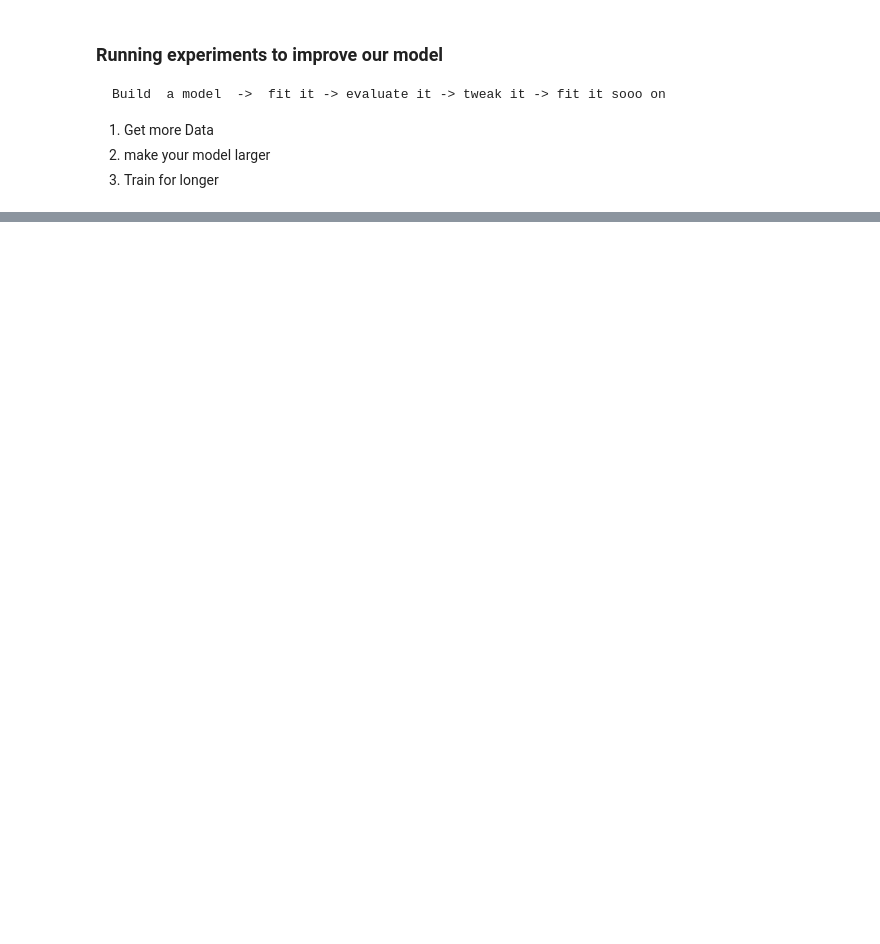
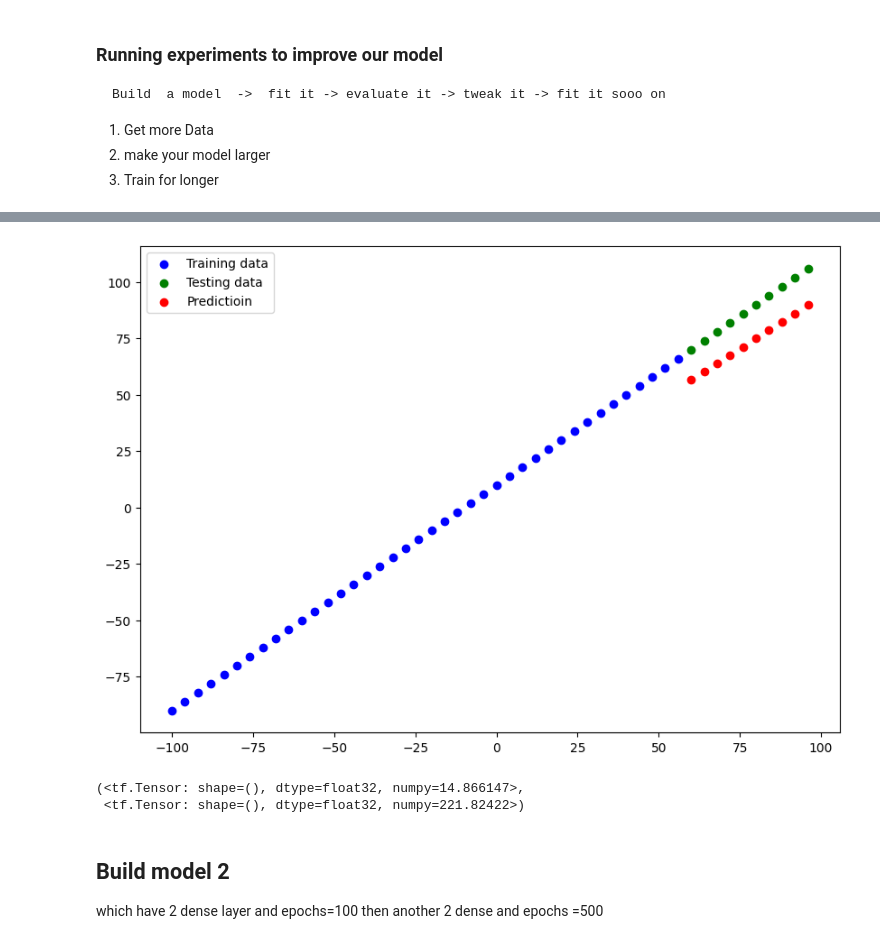
Before and after one commit to Yasiraalam/Learn-TensorFlow-Deeplearning, a Jupyter notebook: 01_neural_network/neural_network[1].ipynb, the cells around one changed output, grey strips where cells are left out. Drawn from its saved outputs; the diff is of its cells as text; code cells hidden in the pictures; blank space fills up the shorter version.

```diff
--- a/01_neural_network/neural_network[1].ipynb
+++ b/01_neural_network/neural_network[1].ipynb
@@ -477,13 +478,13 @@ Build  a model  ->  fit it -> evaluate it -> tweak it -> fit it sooo on
 tf.random.set_seed(42)
 # 1. create a model
 model_1 = tf.keras.Sequential([
+    tf.keras.layers.Input(shape=(1,)),
     tf.keras.layers.Dense(1)
 ])
 # 2. compile it
 model_1.compile(loss =tf.keras.losses.mae,
                 optimizer = tf.keras.optimizers.SGD(),
                 metrics =["mae"])
-
 # 3.Fit the model
 model_1.fit(X_train,y_train,epochs=100)
 # %% [output]
@@ -494,0 +509,5 @@ ValueError: in user code:
+# %%
+# make and plot prediction for model 1
+y_preds_1 =model_1.predict(X_test)
+plott_predictions(predictions=y_preds_1)
+# %% [output]
@@ -494,0 +517,12 @@ ValueError: in user code:
+[figure, added]
+# %%
+# Calulate model_1 evaluation metrics
+mae_1 =  mae(y_test,y_preds_1)
+mse_1 =  mse(y_test,y_preds_1)
+mae_1,mse_1
+# %% [output]
+(<tf.Tensor: shape=(), dtype=float32, numpy=14.866147>,
+ <tf.Tensor: shape=(), dtype=float32, numpy=221.82422>)
+# %% [markdown]
+## Build model 2
+which have  2 dense layer and epochs=100 then another 2 dense and epochs =500
```
Also changed, not shown: parts of 37 cells of this notebook, 6 other files.
